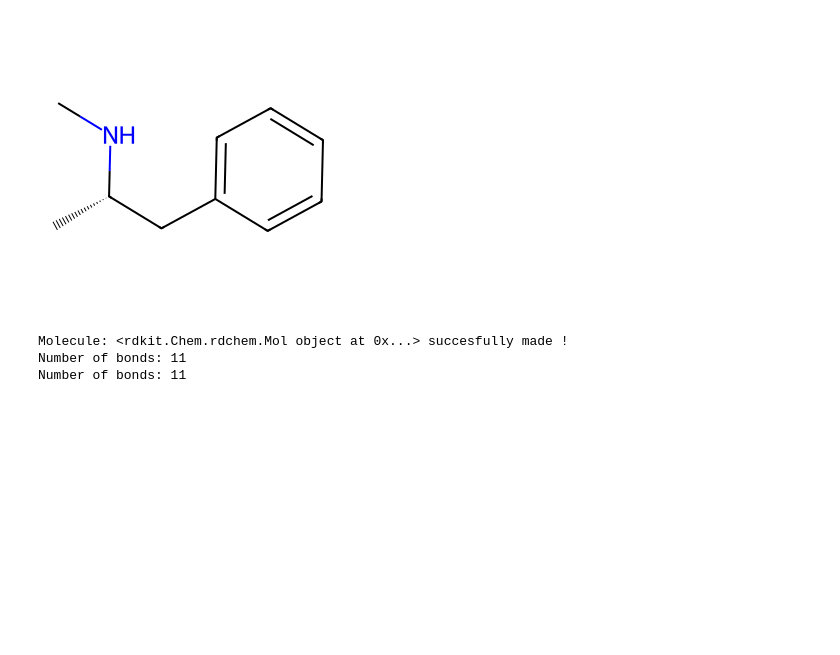
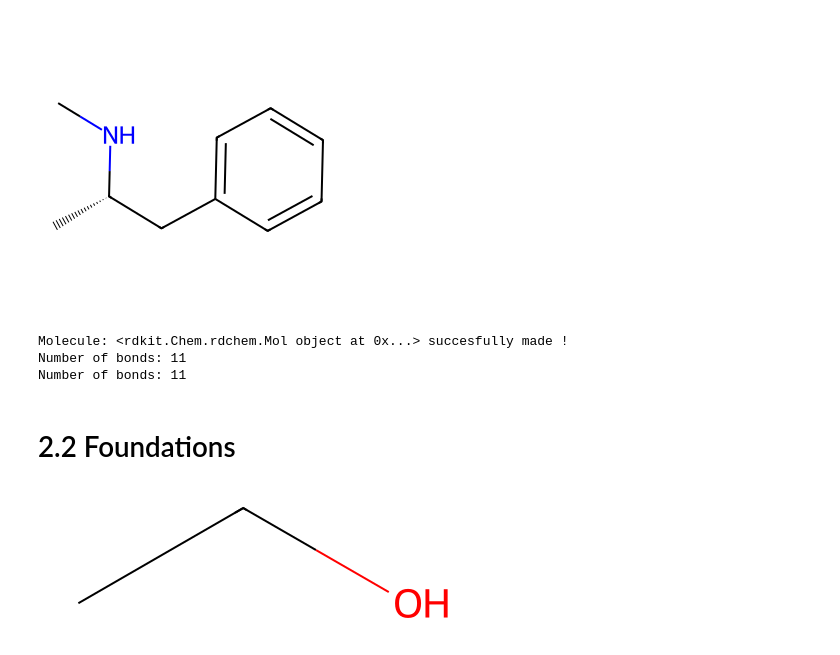
Before and after one commit to Animosius/computational-science, a Jupyter notebook: fundamentals/rdkit/rdkit_basics.ipynb, the cells around one changed output. Saved outputs shown, nothing was run; the diff lists cells and outputs as text; code cells hidden in the pictures; blank space fills up the shorter version.

```diff
--- a/fundamentals/rdkit/rdkit_basics.ipynb
+++ b/fundamentals/rdkit/rdkit_basics.ipynb
@@ -263,3 +263,5 @@ else:
 Molecule: <rdkit.Chem.rdchem.Mol object at 0x...> succesfully made !
 Number of bonds: 11
 Number of bonds: 11
+# %% [markdown]
+# 2.2 Foundations
@@ -265,0 +271,6 @@ Number of bonds: 11
+# %%
+mol = Chem.MolFromSmiles("CCO")
+mol
+# Tip: RDKit usually builds molecules with smiles
+# %% [output]
+[figure, added]
```
Also changed, not shown: parts of 26 cells of this notebook, 6 other files.
